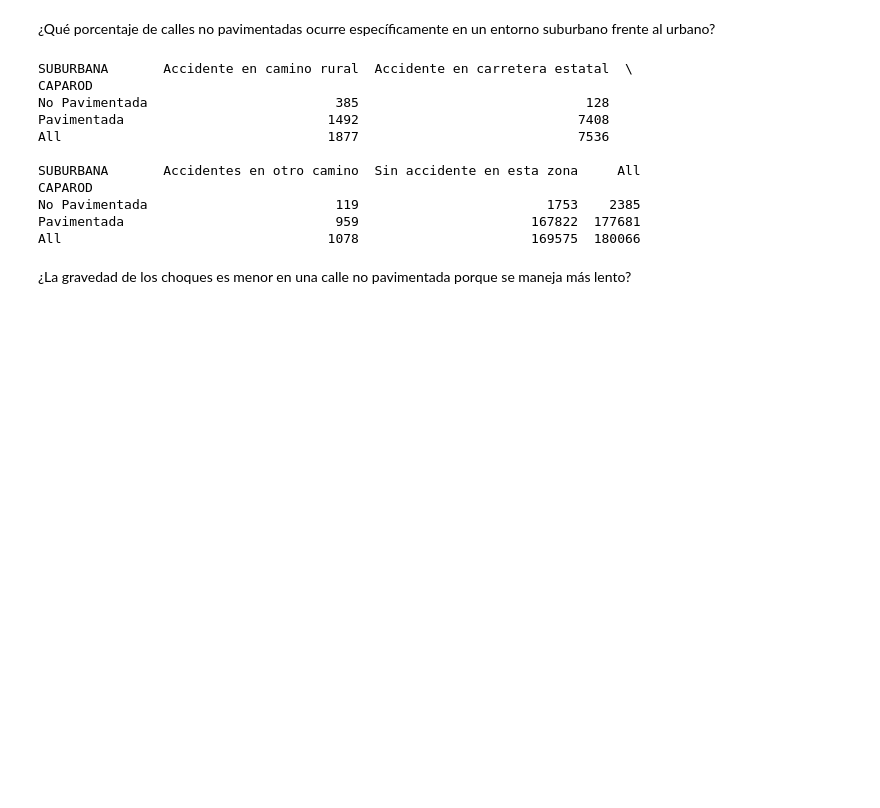
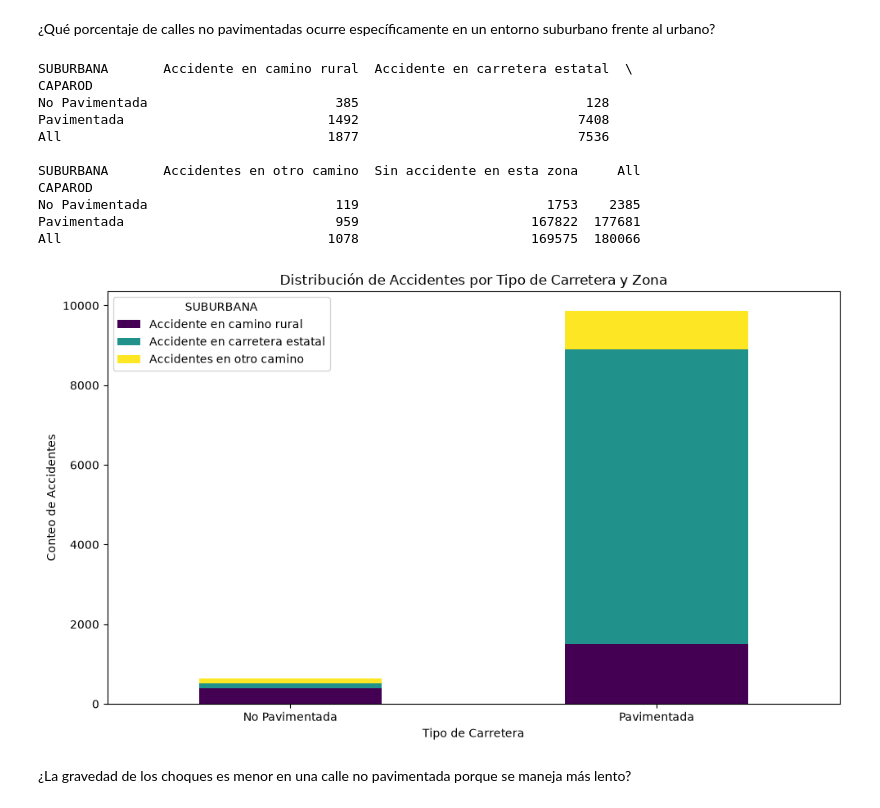
Before and after one commit to mdc-feature-engineering/traffic-accidents-mx-mdc, a Jupyter notebook: notebooks/data_analysis_table.ipynb, the cells around one changed output. Saved outputs shown, nothing was run; the diff lists cells and outputs as text; code cells hidden in the pictures; blank space fills up the shorter version.

```diff
--- a/notebooks/data_analysis_table.ipynb
+++ b/notebooks/data_analysis_table.ipynb
@@ -117,6 +132,34 @@ CAPAROD
 No Pavimentada                        119                        1753    2385
 Pavimentada                           959                      167822  177681
 All                                  1078                      169575  180066
+# %%
+# Grafica de barras apiladas para visualizar la distribución de accidentes por tipo de carretera y zona
+# 1. Crear la tabla cruzada con totales marginales para análisis
+crosstab_zona = pd.crosstab(
+    accidents_data['CAPAROD'], accidents_data['SUBURBANA'], margins=True
+)
+
+# 2. Preparar el DataFrame para graficar descartando 'Sin accidente en esta zona' y los totales 'All'
+columnas_a_quitar = ['Sin accidente en esta zona', 'All']
+crosstab_zona_plot = crosstab_zona.drop(
+    columns=[c for c in columnas_a_quitar if c in crosstab_zona.columns],
+    index=['All'],
+    errors='ignore',
+)
+
+# 3. Graficar barras apiladas
+crosstab_zona_plot.plot(
+    kind='bar', stacked=True, figsize=(10, 6), colormap='viridis'
+)
+
+plt.title('Distribución de Accidentes por Tipo de Carretera y Zona')
+plt.xlabel('Tipo de Carretera')
+plt.ylabel('Conteo de Accidentes')
+plt.xticks(rotation=0)
+plt.tight_layout()
+plt.show()
+# %% [output]
+[figure, added]
 # %% [markdown]
 ¿La gravedad de los choques es menor en una calle no pavimentada porque se maneja más lento?
 # %%
```
Also changed, not shown: parts of 5 cells of this notebook.
